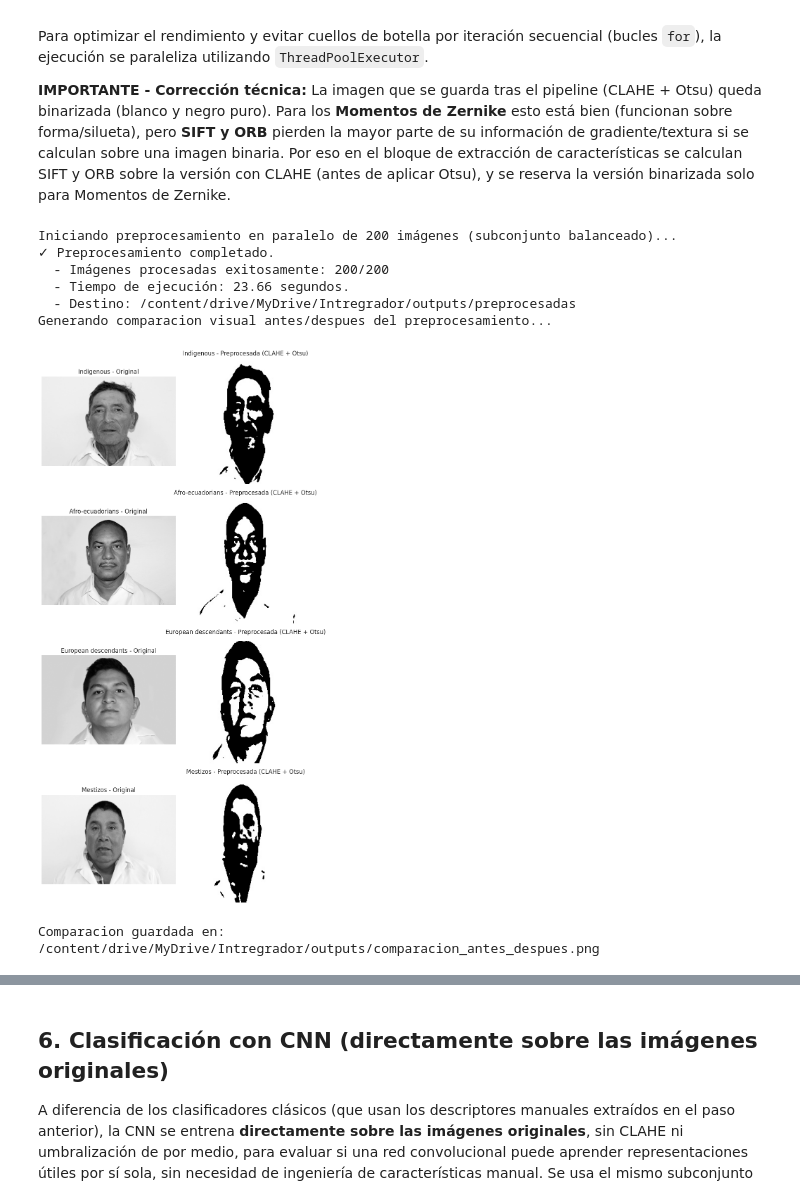
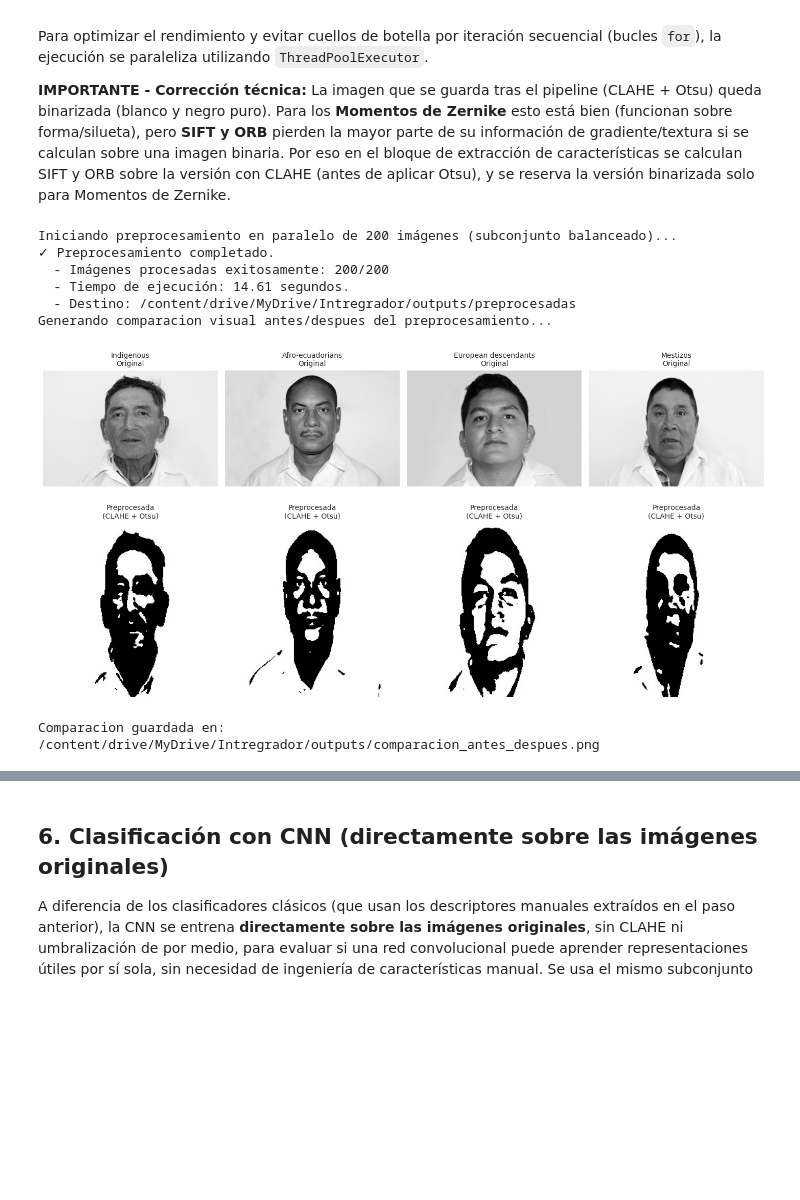
Before and after one commit to Nihilyteo/Integrador-EthnicEcuadorian-Clasificador, a Jupyter notebook: Integrador.ipynb, the cells around one changed output, grey strips where cells are left out. Cells and saved outputs as stored; diff of their text form; code cells hidden in the pictures; blank space fills up the shorter version.

```diff
--- a/Integrador.ipynb
+++ b/Integrador.ipynb
@@ -400,44 +403,46 @@ print(f"✓ Preprocesamiento completado.")
 print(f"  - Imágenes procesadas exitosamente: {exitosos}/{len(tareas)}")
 print(f"  - Tiempo de ejecución: {tiempo_total:.2f} segundos.")
 print(f"  - Destino: {PREPROCESSED_PATH}")
 
 print("Generando comparacion visual antes/despues del preprocesamiento...")
 
+# Layout horizontal (2 filas x N clases) en vez de vertical (N filas x 2 columnas):
+# se ve mucho mas compacto/legible al mostrarlo en la web (menos alargado)
 muestras_clases = clases[:4] if len(clases) >= 4 else clases
-fig, axes = plt.subplots(len(muestras_clases), 2, figsize=(8, 4 * len(muestras_clases)))
+fig, axes = plt.subplots(2, len(muestras_clases), figsize=(3.6 * len(muestras_clases), 7.5))
 if len(muestras_clases) == 1:
-    axes = axes.reshape(1, 2)
+    axes = axes.reshape(2, 1)
 
 for idx, clase in enumerate(muestras_clases):
     ruta_clase_prep = os.path.join(PREPROCESSED_PATH, clase)
     imgs_prep = glob.glob(os.path.join(ruta_clase_prep, '*.[jJ][pP][gG]'))
     if not imgs_prep:
         continue
     img_original = cv2.imread(imgs_prep[0].replace(PREPROCESSED_PATH, DATASET_PATH), cv2.IMREAD_GRAYSCALE)
     img_procesada = cv2.imread(imgs_prep[0], cv2.IMREAD_GRAYSCALE)
 
     if img_original is not None:
-        axes[idx, 0].imshow(img_original, cmap='gray')
-    axes[idx, 0].set_title(f'{clase} - Original')
-    axes[idx, 0].axis('off')
+        axes[0, idx].imshow(img_original, cmap='gray')
+    axes[0, idx].set_title(f'{clase}\nOriginal', fontsize=10)
+    axes[0, idx].axis('off')
 
     if img_procesada is not None:
-        axes[idx, 1].imshow(img_procesada, cmap='gray')
-    axes[idx, 1].set_title(f'{clase} - Preprocesada (CLAHE + Otsu)')
-    axes[idx, 1].axis('off')
+        axes[1, idx].imshow(img_procesada, cmap='gray')
+    axes[1, idx].set_title('Preprocesada\n(CLAHE + Otsu)', fontsize=10)
+    axes[1, idx].axis('off')
 
 plt.tight_layout()
-plt.savefig(os.path.join(OUTPUT_PATH, 'comparacion_antes_despues.png'), dpi=150)
+plt.savefig(os.path.join(OUTPUT_PATH, 'comparacion_antes_despues.png'), dpi=130)
 plt.show()
 print(f"Comparacion guardada en: {os.path.join(OUTPUT_PATH, 'comparacion_antes_despues.png')}")
 # %% [output]
 Iniciando preprocesamiento en paralelo de 200 imágenes (subconjunto balanceado)...
 ✓ Preprocesamiento completado.
   - Imágenes procesadas exitosamente: 200/200
-  - Tiempo de ejecución: 23.66 segundos.
+  - Tiempo de ejecución: 14.61 segundos.
   - Destino: /content/drive/MyDrive/Intregrador/outputs/preprocesadas
 Generando comparacion visual antes/despues del preprocesamiento...
-[figure, old version]
+[figure, new version]
 Comparacion guardada en: /content/drive/MyDrive/Intregrador/outputs/comparacion_antes_despues.png
 # %% [markdown]
 ## 5. Extracción de Características (Feature Extraction)
```
Also changed, not shown: parts of 18 cells of this notebook.
